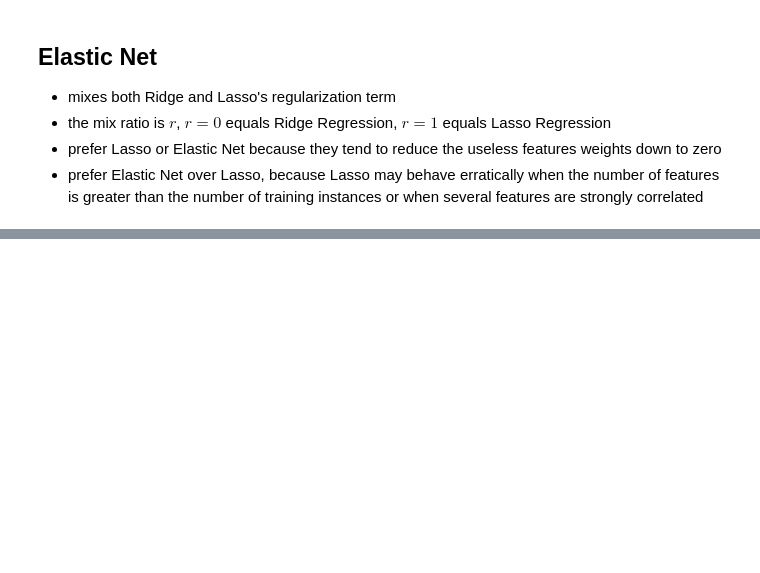
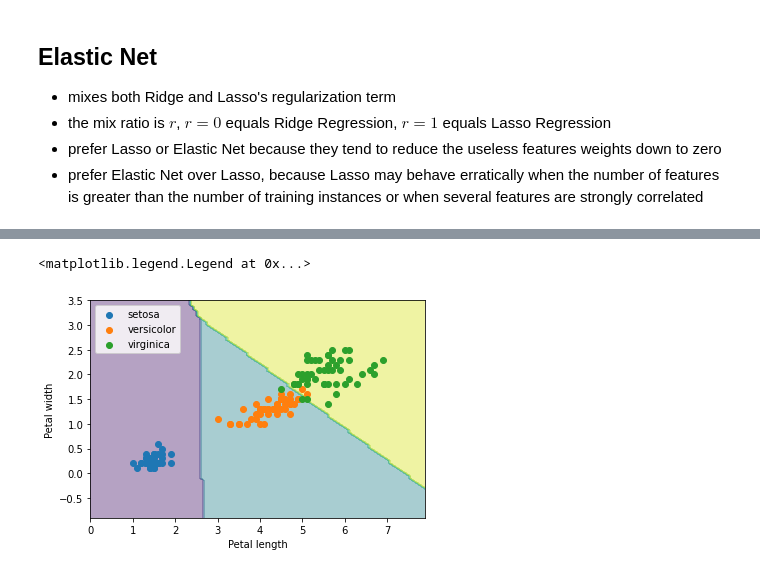
Before and after one commit to alextanhongpin/hands-on-machine-learning-with-scikit-learn, a Jupyter notebook: 04_training-models.ipynb, the cells around one changed output, grey strips where cells are left out. Saved outputs shown, nothing was run; the diff lists cells and outputs as text; code cells hidden in the pictures; blank space fills up the shorter version.

```diff
--- a/04_training-models.ipynb
+++ b/04_training-models.ipynb
@@ -208,0 +334,16 @@ array([3.77744991])
+# %%
+DecisionBoundaryDisplay.from_estimator(
+    softmax_reg,
+    X,
+    alpha=0.4,
+    response_method="predict",
+    xlabel="Petal length",
+    ylabel="Petal width",
+)
+plt.scatter(X[y == 0][:, 0], X[y == 0][:, 1], label=iris.target_names[0])
+plt.scatter(X[y == 1][:, 0], X[y == 1][:, 1], label=iris.target_names[1])
+plt.scatter(X[y == 2][:, 0], X[y == 2][:, 1], label=iris.target_names[2])
+plt.legend()
+# %% [output]
+<matplotlib.legend.Legend at 0x...>
+[figure, added]
```
Also changed, not shown: parts of 33 cells of this notebook.
